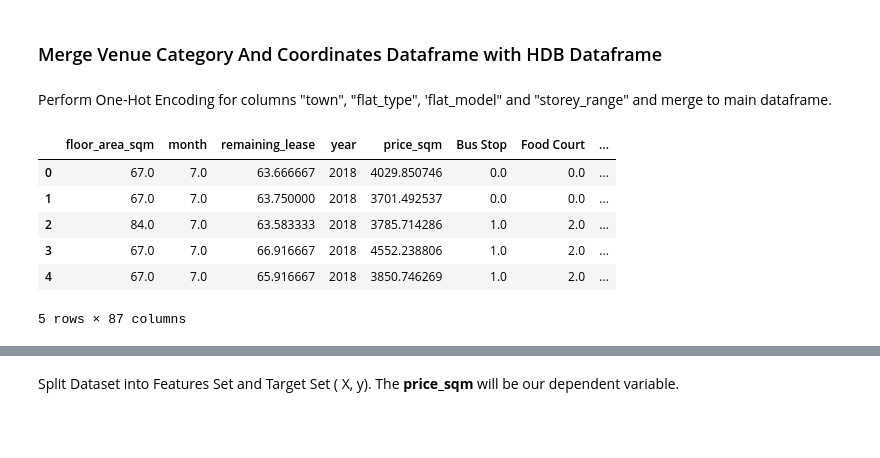
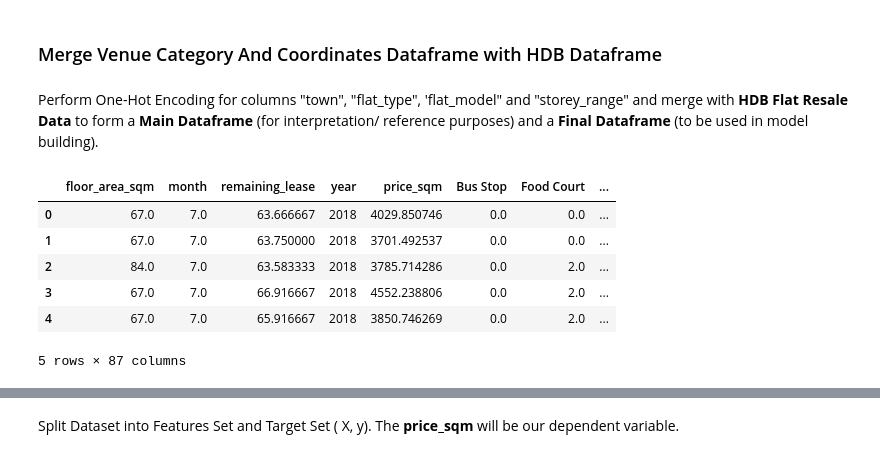
Before and after one commit to sciai-ai/HDB_Flat_Resale_Price_Prediction, a Jupyter notebook: Capstone Project Notebook.ipynb, the cells around one changed output, grey strips where cells are left out. Cells and saved outputs as stored; diff of their text form; code cells hidden in the pictures; blank space fills up the shorter version.

Commit message:
Full codes pending notebook formatting

```diff
--- a/Capstone Project Notebook.ipynb
+++ b/Capstone Project Notebook.ipynb
@@ -168,0 +60,3 @@ Define **'getNearbyVenues'** function to extract nearby venues from json
+# %%
+# Read file from local drive
+df_hdb = pd.read_csv("./Data/dat_hdb.csv")
@@ -168,0 +108,17 @@ Define **'getNearbyVenues'** function to extract nearby venues from json
+# %%
+# Format "street_name" column for geocoding purposes
+df_hdb['street_name'] = df_hdb['street_name'].str.replace('UPP ', 'UPPER ', regex = True)
+df_hdb['street_name'] = df_hdb['street_name'].str.replace(' CTRL', ' CENTRAL', regex = True)
+df_hdb['street_name'] = df_hdb['street_name'].str.replace('JLN ', 'JALAN ', regex = True)
+df_hdb['street_name'] = df_hdb['street_name'].str.replace('BT ', 'BUKIT ', regex = True)
+df_hdb['street_name'] = df_hdb['street_name'].str.replace('LOR ', 'LORONG ', regex = True)
+df_hdb['street_name'] = df_hdb['street_name'].str.replace(' NTH', ' NORTH', regex = True)
+df_hdb['street_name'] = df_hdb['street_name'].str.replace('NTH BRIDGE', 'NORTH BRIDGE', regex = True)
+df_hdb['street_name'] = df_hdb['street_name'].str.replace('KG', 'KAMPONG', regex = True)
+df_hdb['street_name'] = df_hdb['street_name'].str.replace(' DR', ' DRIVE', regex = True)
+df_hdb['street_name'] = df_hdb['street_name'].str.replace('TG PAGAR', 'TANJONG PAGAR', regex = True)
+df_hdb['street_name'] = df_hdb['street_name'].str.replace("C'WEALTH", 'COMMONWEALTH', regex = True)
+df_hdb['street_name'] = df_hdb['street_name'].str.replace("WOODLANDS DRIVE 75", 'WOODLAND DRIVE 75', regex = True)
+df_hdb['street_name'] = df_hdb['street_name'].str.replace("TAMAN HO SWEE", 'JALAN BUKIT HO SWEE', regex = True)
+df_hdb['street_name'] = df_hdb['street_name'].str.replace("YUNG PING RD", '157 CORPORATION DRIVE', regex = True)
+df_hdb['street_name'] = df_hdb['street_name'].str.replace("YUNG LOH RD", '157 CORPORATION DRIVE', regex = True)
@@ -239,3 +286,3 @@ Read from Local Drive
 # %%
-df_venues = pd.read_csv("dat_venues.csv")
+df_venues = pd.read_csv("./Data/dat_venues.csv")
 # %% [markdown]
@@ -322,19 +389,21 @@ df_vcat.head()
 # %% [markdown]
 ### Merge Venue Category And Coordinates Dataframe with HDB Dataframe
 # %% [markdown]
-Perform One-Hot Encoding for columns "town", "flat_type", 'flat_model" and "storey_range" and merge to main dataframe.
+Perform One-Hot Encoding for columns "town", "flat_type", 'flat_model" and "storey_range" and merge with **HDB Flat Resale Data** to form a **Main Dataframe** (for interpretation/ reference purposes) and a **Final Dataframe** (to be used in model building).
 # %%
 df_main = df_hdb.merge(df_vcat, how = 'left', on = 'street_name')
+df_main = df_main.fillna(0)
 df_onehot = pd.get_dummies(df_main[['town', 'flat_type', 'flat_model', 'storey_range']])
 df_final = df_main.join(df_onehot)
-df_final.drop(['town', 'flat_type','flat_model','storey_range', 'street_name', 'resale_price','id','block','lease_commence_date'],
+df_final.drop(['town', 'flat_type','flat_model','storey_range', 'street_name',
+               'resale_price','id','block','lease_commence_date','reg_date'],
               axis = 1, inplace = True)
 df_final.head()
 # %% [output]
 |  | floor_area_sqm | month | remaining_lease | year | price_sqm | Bus Stop | Food Court | ... |
 | 0 | 67.0 | 7.0 | 63.666667 | 2018 | 4029.850746 | 0.0 | 0.0 | ... |
 | 1 | 67.0 | 7.0 | 63.750000 | 2018 | 3701.492537 | 0.0 | 0.0 | ... |
-| 2 | 84.0 | 7.0 | 63.583333 | 2018 | 3785.714286 | 1.0 | 2.0 | ... |
-| 3 | 67.0 | 7.0 | 66.916667 | 2018 | 4552.238806 | 1.0 | 2.0 | ... |
-| 4 | 67.0 | 7.0 | 65.916667 | 2018 | 3850.746269 | 1.0 | 2.0 | ... |
+| 2 | 84.0 | 7.0 | 63.583333 | 2018 | 3785.714286 | 0.0 | 2.0 | ... |
+| 3 | 67.0 | 7.0 | 66.916667 | 2018 | 4552.238806 | 0.0 | 2.0 | ... |
+| 4 | 67.0 | 7.0 | 65.916667 | 2018 | 3850.746269 | 0.0 | 2.0 | ... |
 5 rows × 87 columns
```
Also changed, not shown: parts of 192 cells of this notebook.
